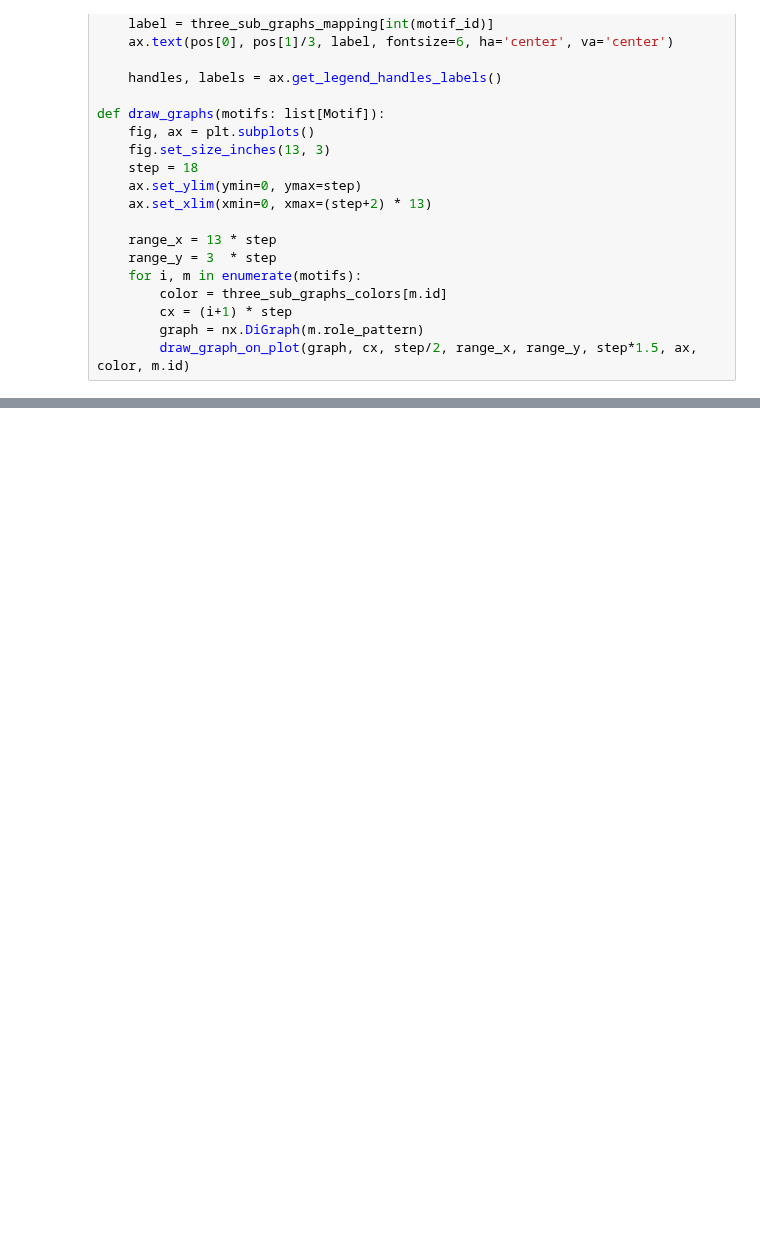
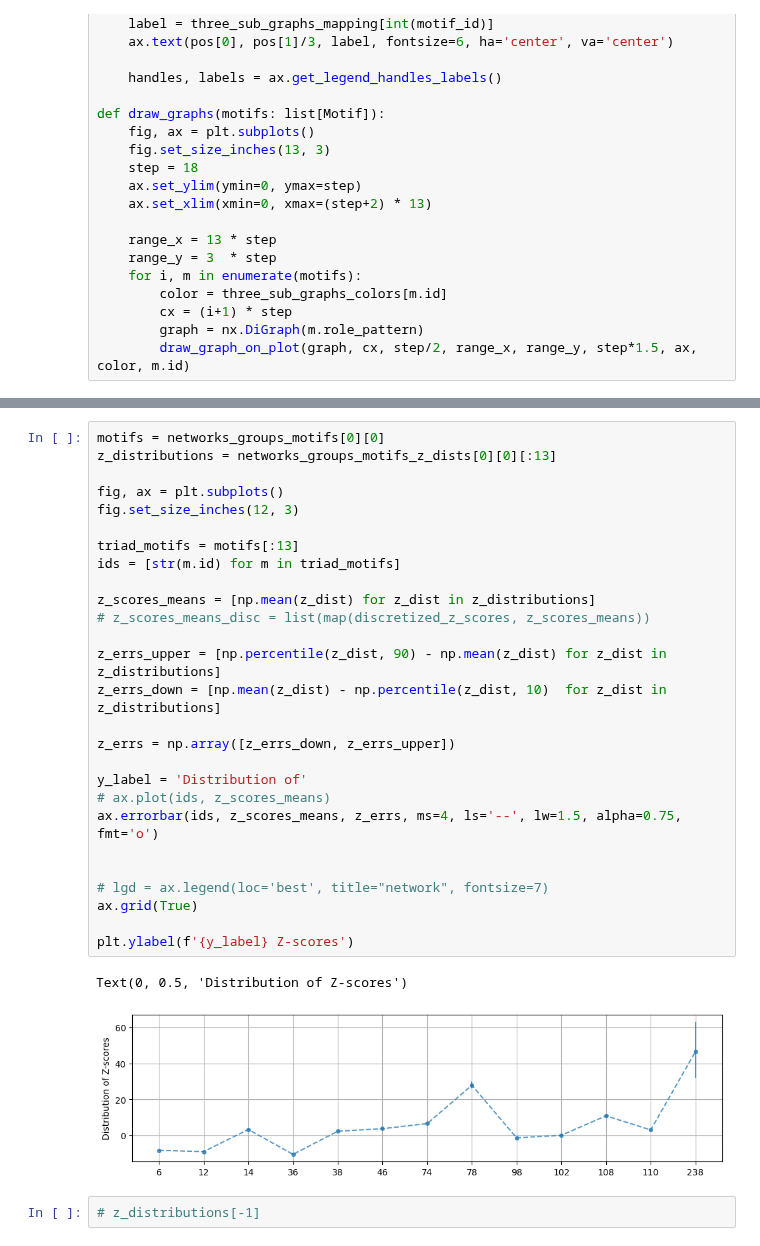
Before and after one commit to deangeckt/network_motifs, a Jupyter notebook: post_motif_analysis/multiple_network_motif_comparison.ipynb, the cells around one changed output, grey strips where cells are left out. Drawn from its saved outputs; the diff is of its cells as text; blank space fills up the shorter version.

```diff
--- a/post_motif_analysis/multiple_network_motif_comparison.ipynb
+++ b/post_motif_analysis/multiple_network_motif_comparison.ipynb
@@ -203,0 +232,32 @@ for group in network_groups:
+# %%
+motifs = networks_groups_motifs[0][0]
+z_distributions = networks_groups_motifs_z_dists[0][0][:13]
+
+fig, ax = plt.subplots()
+fig.set_size_inches(12, 3)
+
+triad_motifs = motifs[:13]
+ids = [str(m.id) for m in triad_motifs]
+
+z_scores_means = [np.mean(z_dist) for z_dist in z_distributions]
+# z_scores_means_disc = list(map(discretized_z_scores, z_scores_means))
+
+z_errs_upper = [np.percentile(z_dist, 90) - np.mean(z_dist) for z_dist in z_distributions]
+z_errs_down = [np.mean(z_dist) - np.percentile(z_dist, 10)  for z_dist in z_distributions]
+
+z_errs = np.array([z_errs_down, z_errs_upper])
+
+y_label = 'Distribution of'
+# ax.plot(ids, z_scores_means)
+ax.errorbar(ids, z_scores_means, z_errs, ms=4, ls='--', lw=1.5, alpha=0.75,  fmt='o')
+
+
+# lgd = ax.legend(loc='best', title="network", fontsize=7)
+ax.grid(True)
+
+plt.ylabel(f'{y_label} Z-scores')
+# %% [output]
+Text(0, 0.5, 'Distribution of Z-scores')
+[figure, added]
+# %%
+# z_distributions[-1]
```
Also changed, not shown: parts of 8 cells of this notebook, 5 other files.
